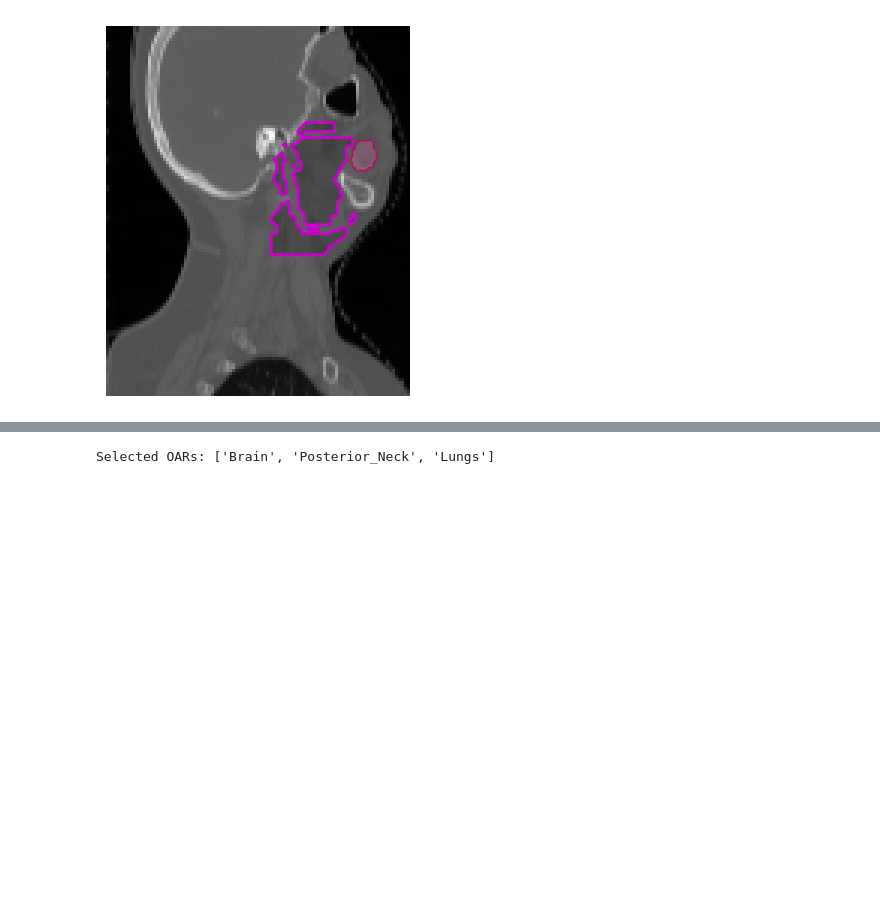
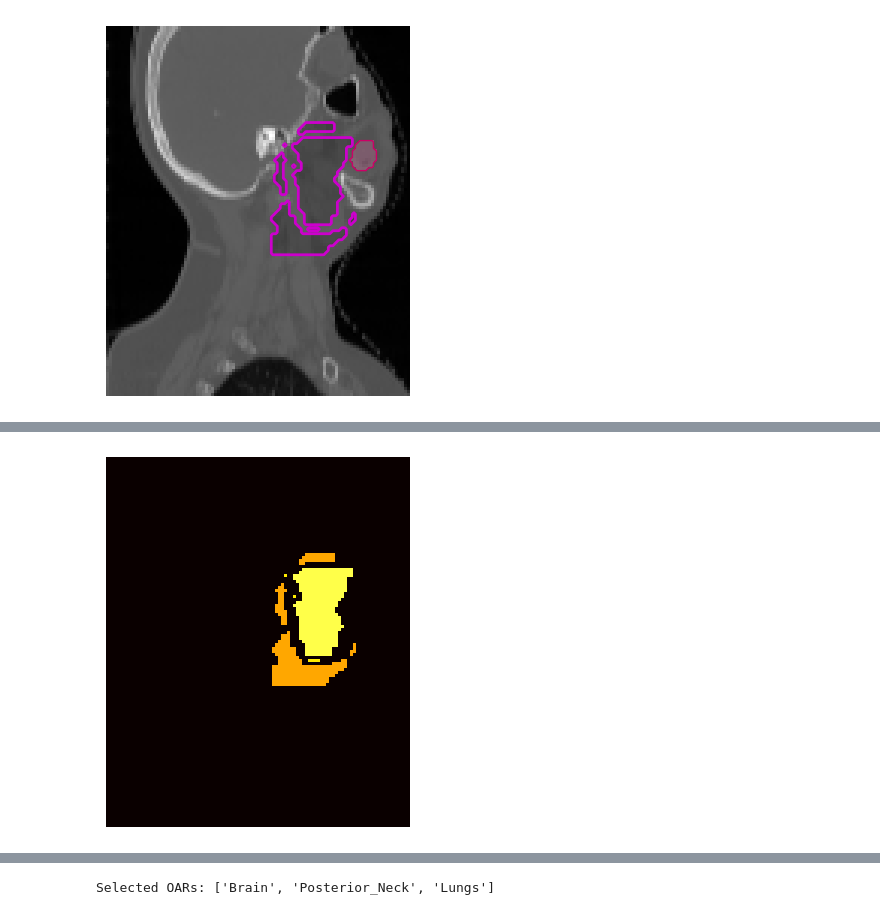
Before and after one commit to josefweibel/dose-prediction-calculation-thesis, a Jupyter notebook: notebooks/26_general_visualisations.ipynb, the cells around one changed output, grey strips where cells are left out. Drawn from its saved outputs; the diff is of its cells as text; code cells hidden in the pictures; blank space fills up the shorter version.

```diff
--- a/notebooks/26_general_visualisations.ipynb
+++ b/notebooks/26_general_visualisations.ipynb
@@ -251,3 +259,23 @@ plt.show()
+# %%
+# PTV Combined Dose
+
+ptv_dose = ptv_doses[0] + ptv_doses[1] + ptv_doses[2]
+
+ys, xs = np.where(body)
+
+ymin, ymax = ys.min(), ys.max()
+xmin, xmax = xs.min(), xs.max()
+
+ptv_dose_cropped = ptv_dose[ymin:ymax+1, xmin:xmax+1]
+
+plt.figure()
+plt.imshow(ptv_dose_cropped * GDPHMM_DOSE_MAX, cmap='hot', vmin=0, vmax=GDPHMM_DOSE_MAX)
+plt.axis('off')
+plt.margins(0, 0)
+plt.savefig('../imgs/ptv_combined.png', bbox_inches='tight', pad_inches=0)
+plt.show()
+# %% [output]
+[figure, added]
 # %%
 # PTV Dose High
 plt.figure()
```
Also changed, not shown: parts of 15 cells of this notebook, 3 other files.
